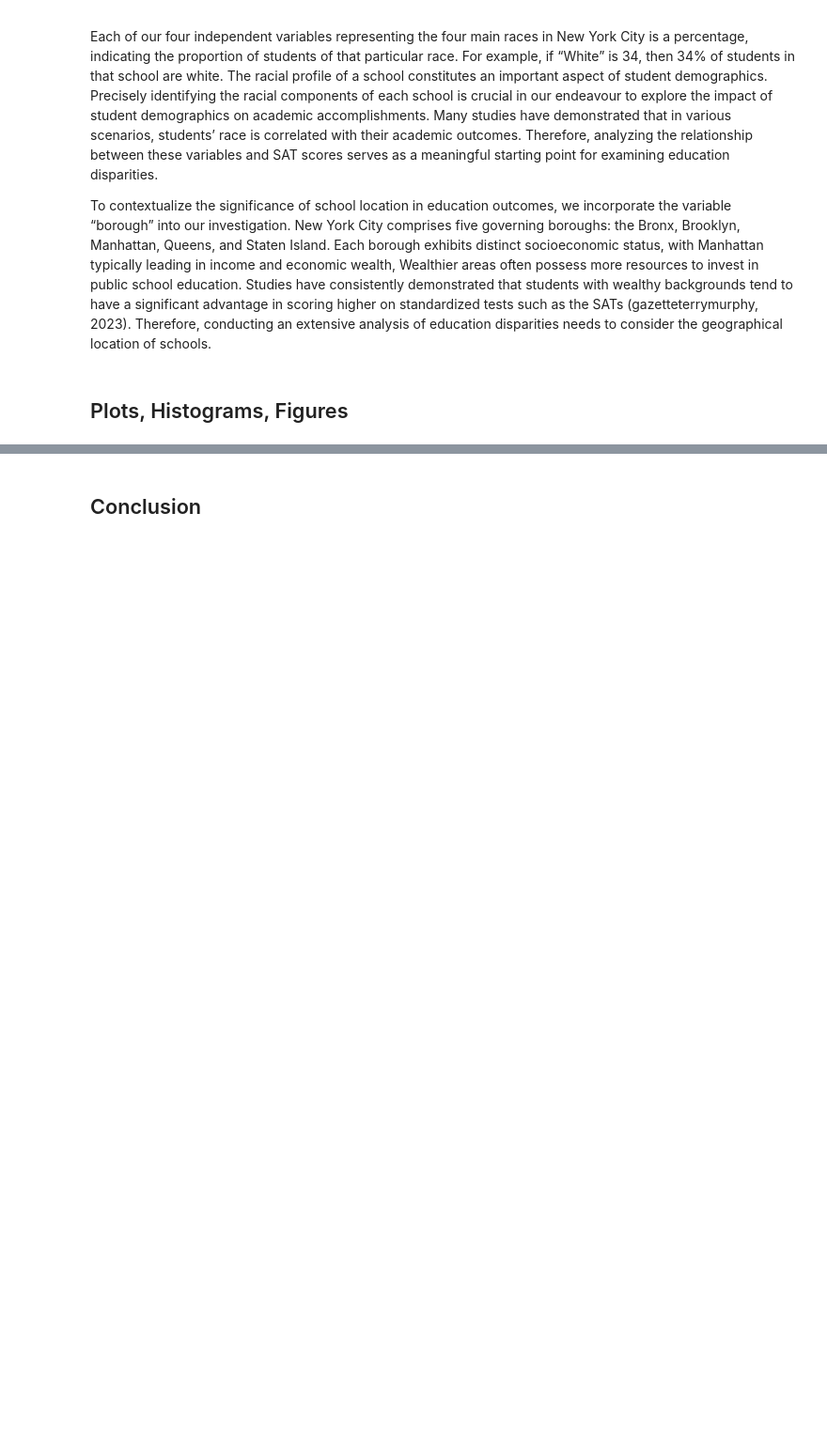
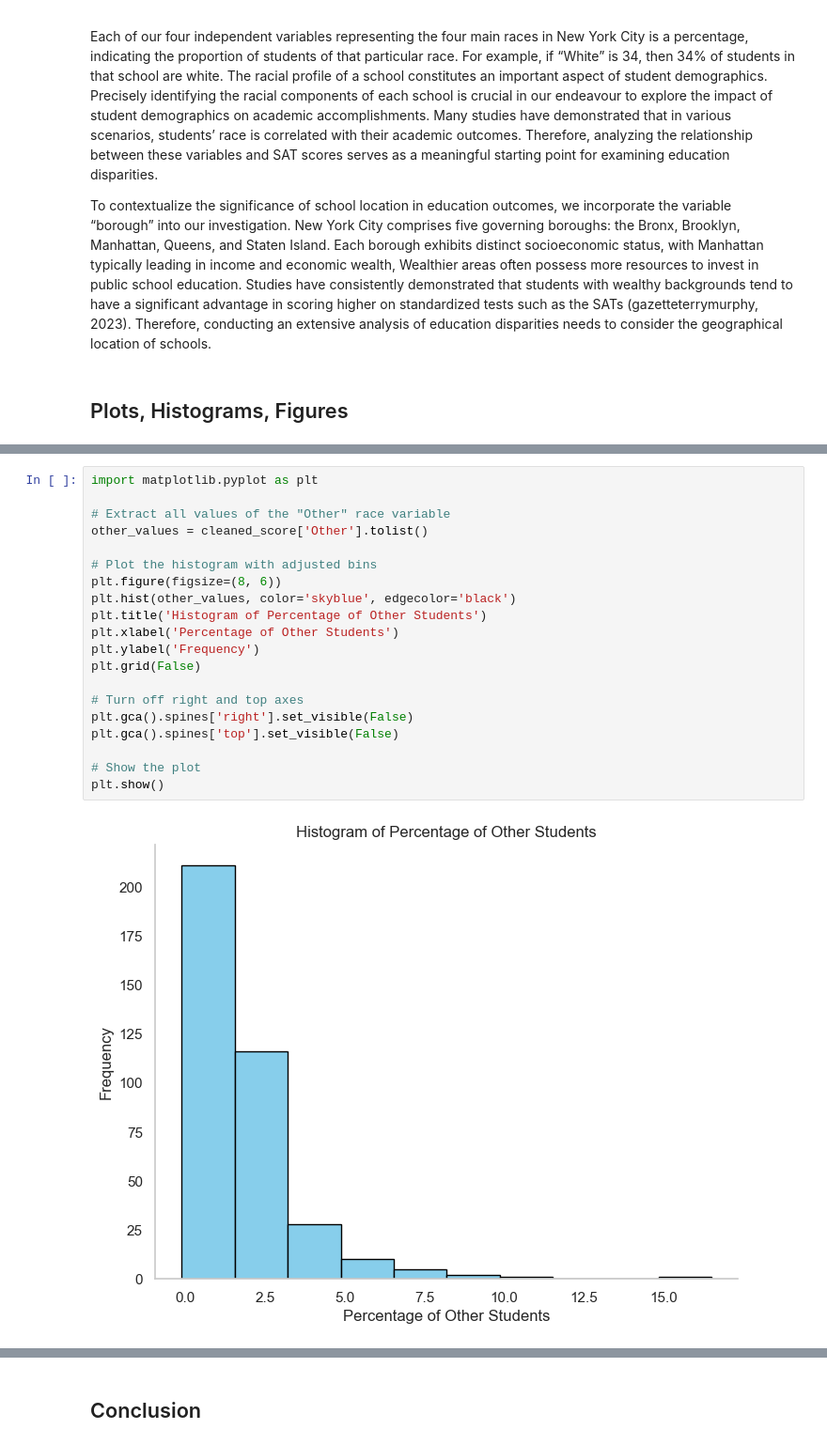
Before and after one commit to ECO225-W2024/project-one-code-hannahyu07, a Jupyter notebook: Project 1 Code.ipynb, the cells around one changed output, grey strips where cells are left out. Shown at 94% size. Drawn from its saved outputs; the diff is of its cells as text; blank space fills up the shorter version.

```diff
--- a/Project 1 Code.ipynb
+++ b/Project 1 Code.ipynb
@@ -327,0 +279,22 @@ plt.show()
+# %%
+import matplotlib.pyplot as plt
+
+# Extract all values of the "Other" race variable
+other_values = cleaned_score['Other'].tolist()
+
+# Plot the histogram with adjusted bins
+plt.figure(figsize=(8, 6))
+plt.hist(other_values, color='skyblue', edgecolor='black')
+plt.title('Histogram of Percentage of Other Students')
+plt.xlabel('Percentage of Other Students')
+plt.ylabel('Frequency')
+plt.grid(False)
+
+# Turn off right and top axes
+plt.gca().spines['right'].set_visible(False)
+plt.gca().spines['top'].set_visible(False)
+
+# Show the plot
+plt.show()
+# %% [output]
+[figure, added]
```
Also changed, not shown: parts of 30 cells of this notebook.
